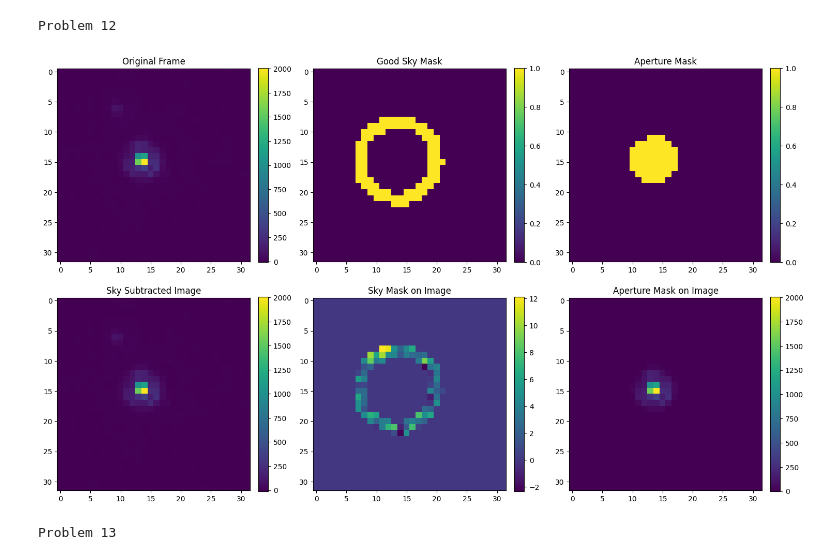
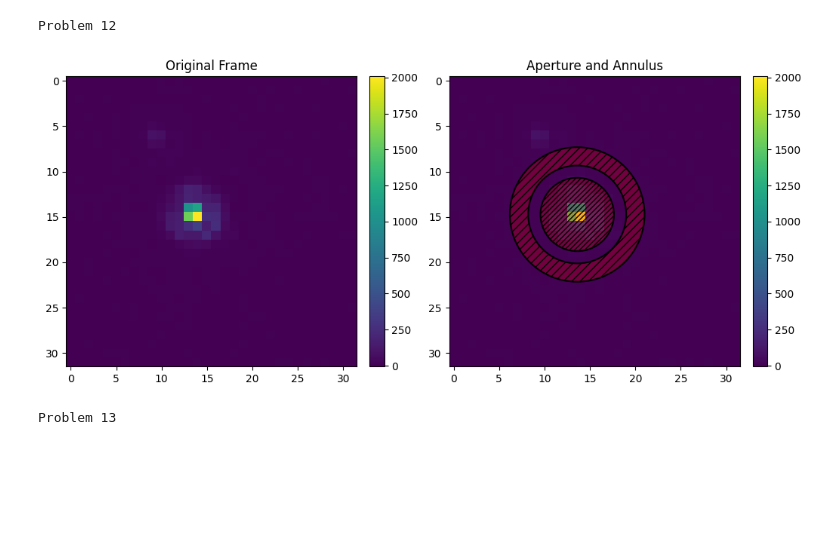
Before and after one commit to amedina695/lectures_git, a Jupyter notebook: final/final_amedina.ipynb, the cells around one changed output. Cells and saved outputs as stored; diff of their text form; code cells hidden in the pictures; blank space fills up the shorter version.

```diff
--- a/final/final_amedina.ipynb
+++ b/final/final_amedina.ipynb
@@ -519,69 +534,49 @@ def aperture_photometry(data, mask, photrad, skyin, skyout, center):
 # %%
 # Testing to see if all the masks look good
 # This includes masks for the aperture photometry
 test = 900 # 410 is one with bad pixels
 
 # Testing values, these values give the most accruate interpretation
 sigmatest   = photometry[test, widt_col]
 photradtest = 6.0 * sigmatest
 skyintest   = 8.0 * sigmatest
 skyouttest  = 11.0 * sigmatest
 
 cy = photometry[test, ycen_col]
 cx = photometry[test, xcen_col]
 
-# Manually replicating function to not interfere with it
-center = (cy, cx)
+frame = datacube[test]
 
-skymask = d.disk(skyouttest, center, datacube[test].shape)^d.disk( skyintest, center, datacube[test].shape )
-
-good_sky = skymask * mask[test]
-
-skyavg   = np.sum( good_sky * datacube[test] ) / np.sum( good_sky )
-
-data_sky_sub = datacube[test] - skyavg
-
-apmask       = d.disk(photradtest, center, datacube[test].shape)
-good_ap      = apmask * mask[test]
-
-# Plots
-fig, axes = plt.subplots(2, 3, figsize=(15, 9))
-(ax0, ax1, ax2), (ax3, ax4, ax5) = axes
+# Plot
+fig, (ax0, ax1) = plt.subplots(1, 2, figsize=(12, 5))
 
 # Original frame
-im0 = ax0.imshow(datacube[test])
+im0 = ax0.imshow(frame)
 ax0.set_title('Original Frame')
 fig.colorbar(im0, ax=ax0, fraction=0.046, pad=0.04)
 
-# Good-sky mask
-im1 = ax1.imshow(good_sky)
-ax1.set_title('Good Sky Mask')
+# Overlays
+im1 = ax1.imshow(frame)
+ax1.set_title('Aperture and Annulus')
+
+# Aperture
+ap_patch = patches.Circle((cx, cy), photradtest,linewidth=1.5,
+                          edgecolor='black', facecolor='none',hatch='///')
+ap_patch.set_hatch('/' * 5)
+ap_patch.set_facecolor((1,0,0,0.25))
+ax1.add_patch(ap_patch)
+
+# Annulus
+annulus_patch = patches.Wedge((cx, cy),r=skyouttest, theta1=0, theta2=360,
+                              width=skyouttest - skyintest, linewidth=1.5,
+                              edgecolor='black', facecolor='none', hatch='///')
+annulus_patch.set_facecolor((1,0,0,0.25))
+ax1.add_patch(annulus_patch)
+
 fig.colorbar(im1, ax=ax1, fraction=0.046, pad=0.04)
-
-# Aperture mask
-im2 = ax2.imshow(good_ap)
-ax2.set_title('Aperture Mask')
-fig.colorbar(im2, ax=ax2, fraction=0.046, pad=0.04)
-
-# Sky-subtracted image
-im3 = ax3.imshow(data_sky_sub)
-ax3.set_title('Sky Subtracted Image')
-fig.colorbar(im3, ax=ax3, fraction=0.046, pad=0.04)
-
-# Sky-mask * original
-im4 = ax4.imshow(good_sky * datacube[test])
-ax4.set_title('Sky Mask on Image')
-fig.colorbar(im4, ax=ax4, fraction=0.046, pad=0.04)
-
-# Aperture mask * sky-subtracted frame
-im5 = ax5.imshow(good_ap * data_sky_sub)
-ax5.set_title('Aperture Mask on Image')
-fig.colorbar(im5, ax=ax5, fraction=0.046, pad=0.04)
-
-plt.tight_layout()
 plt.show()
 # %% [output]
-[figure, old version]
+[figure, new version]
 # %%
 print('Problem 13 \n')
 # %% [output]
```
Also changed, not shown: parts of 11 cells of this notebook, 10 other files.
